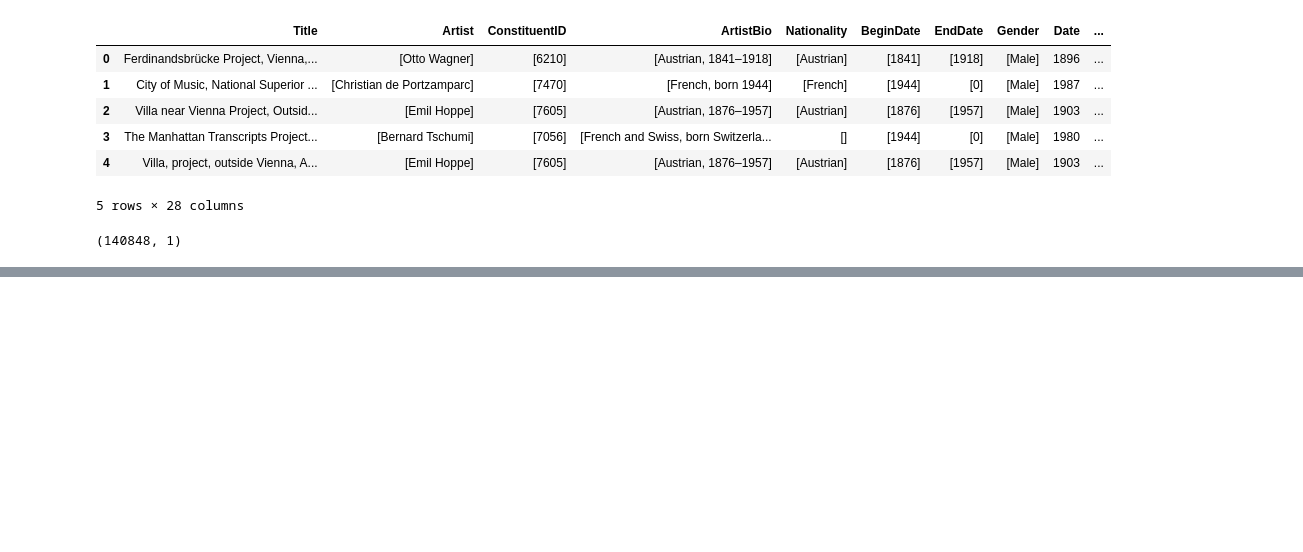
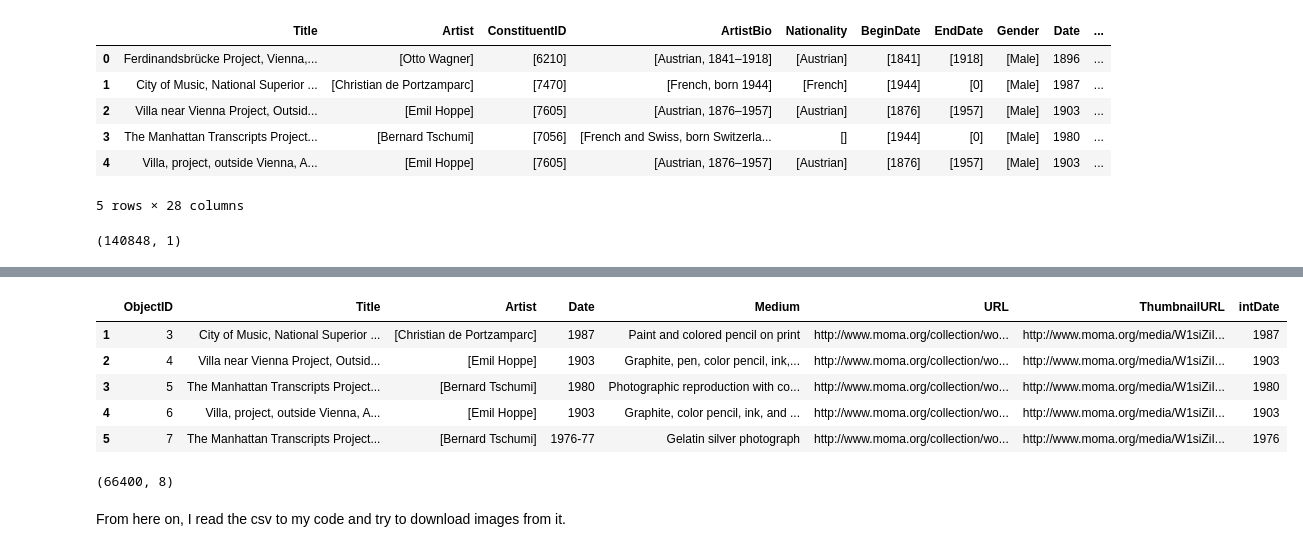
Before and after one commit to Goli-SF/beating_heart_of_art, a Jupyter notebook: notebooks/Golnaz_moma_collection.ipynb, the cells around one changed output, grey strips where cells are left out. Cells and saved outputs as stored; diff of their text form; code cells hidden in the pictures; blank space fills up the shorter version.

```diff
--- a/notebooks/Golnaz_moma_collection.ipynb
+++ b/notebooks/Golnaz_moma_collection.ipynb
@@ -87,0 +80,15 @@ def imagelink_csv_maker(df):
+# %%
+moma_df_update=moma_df_update[moma_df_update['intDate'].astype('int')>1900]
+# %%
+moma_df_update.head()
+# %% [output]
+|  | ObjectID | Title | Artist | Date | Medium | URL | ThumbnailURL | intDate |
+| 1 | 3 | City of Music, National Superior ... | [Christian de Portzamparc] | 1987 | Paint and colored pencil on print | http://www.moma.org/collection/wo... | http://www.moma.org/media/W1siZiI... | 1987 |
+| 2 | 4 | Villa near Vienna Project, Outsid... | [Emil Hoppe] | 1903 | Graphite, pen, color pencil, ink,... | http://www.moma.org/collection/wo... | http://www.moma.org/media/W1siZiI... | 1903 |
+| 3 | 5 | The Manhattan Transcripts Project... | [Bernard Tschumi] | 1980 | Photographic reproduction with co... | http://www.moma.org/collection/wo... | http://www.moma.org/media/W1siZiI... | 1980 |
+| 4 | 6 | Villa, project, outside Vienna, A... | [Emil Hoppe] | 1903 | Graphite, color pencil, ink, and ... | http://www.moma.org/collection/wo... | http://www.moma.org/media/W1siZiI... | 1903 |
+| 5 | 7 | The Manhattan Transcripts Project... | [Bernard Tschumi] | 1976-77 | Gelatin silver photograph | http://www.moma.org/collection/wo... | http://www.moma.org/media/W1siZiI... | 1976 |
+# %%
+moma_df_update.shape
+# %% [output]
+(66400, 8)
@@ -87,0 +97,2 @@ def imagelink_csv_maker(df):
+# %% [markdown]
+From here on, I read the csv to my code and try to download images from it.
```
Also changed, not shown: parts of 42 cells of this notebook.
